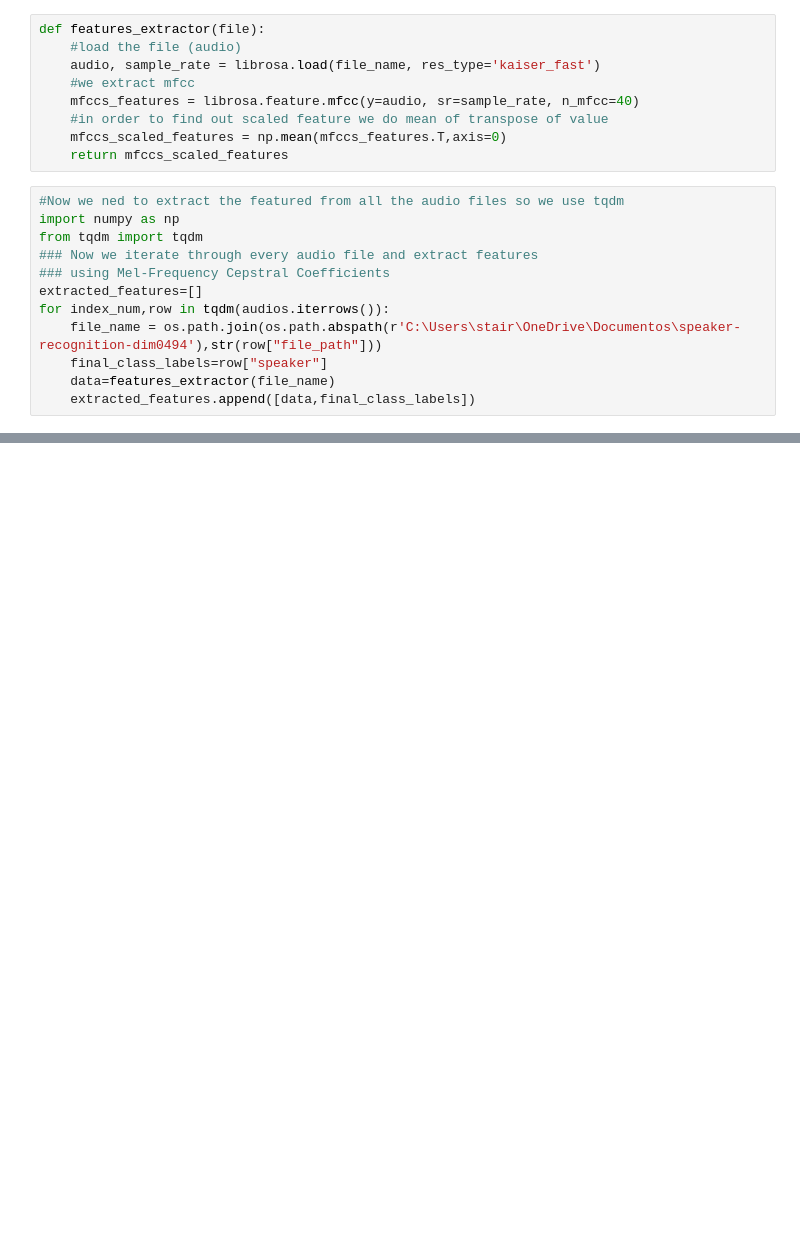
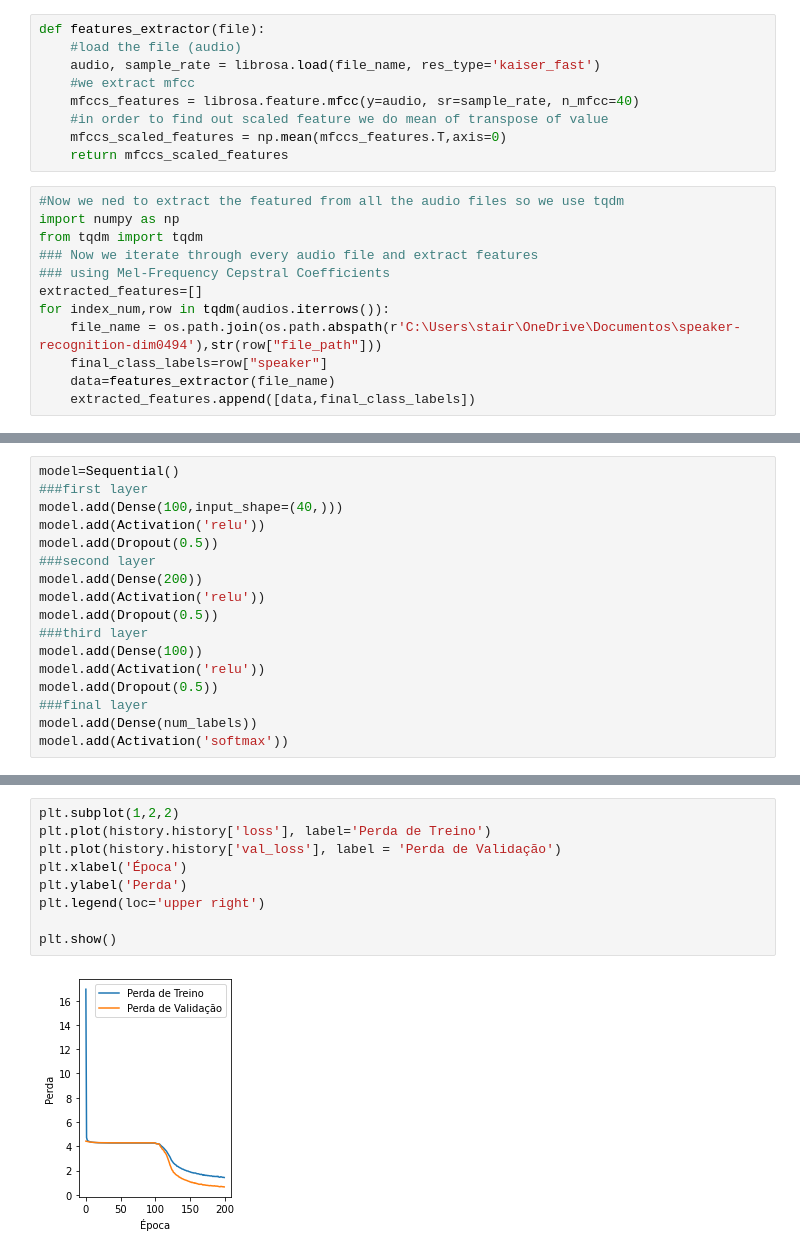
Before and after one commit to joaoarthurolv/deep-learning, a Jupyter notebook: speaker-recognition.ipynb, the cells around one changed output, grey strips where cells are left out. Drawn from its saved outputs; the diff is of its cells as text; blank space fills up the shorter version.

```diff
--- a/speaker-recognition.ipynb
+++ b/speaker-recognition.ipynb
@@ -82,0 +101,17 @@ for index_num,row in tqdm(audios.iterrows()):
+# %%
+model=Sequential()
+###first layer
+model.add(Dense(100,input_shape=(40,)))
+model.add(Activation('relu'))
+model.add(Dropout(0.5))
+###second layer
+model.add(Dense(200))
+model.add(Activation('relu'))
+model.add(Dropout(0.5))
+###third layer
+model.add(Dense(100))
+model.add(Activation('relu'))
+model.add(Dropout(0.5))
+###final layer
+model.add(Dense(num_labels))
+model.add(Activation('softmax'))
@@ -82,0 +196,11 @@ for index_num,row in tqdm(audios.iterrows()):
+# %%
+plt.subplot(1,2,2)
+plt.plot(history.history['loss'], label='Perda de Treino')
+plt.plot(history.history['val_loss'], label = 'Perda de Validação')
+plt.xlabel('Época')
+plt.ylabel('Perda')
+plt.legend(loc='upper right')
+
+plt.show()
+# %% [output]
+[figure, added]
```
Also changed, not shown: parts of 11 cells of this notebook.
